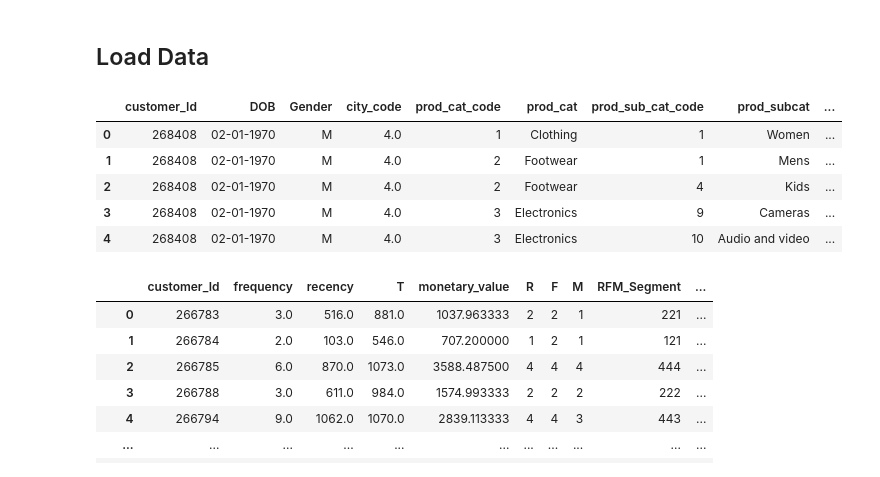
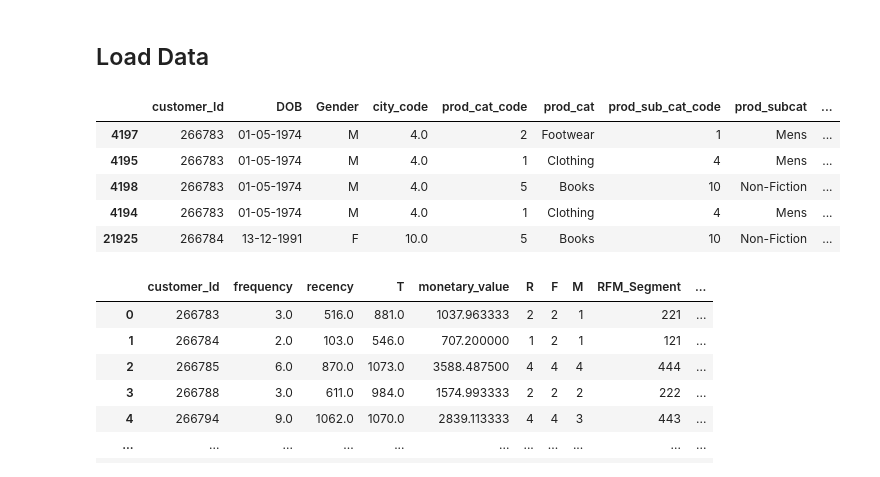
Before and after one commit to sawadogosalif/Retail-360, a Jupyter notebook: 04_Attrition_churn/01_ETL.ipynb, the cells around one changed output. Drawn from its saved outputs; the diff is of its cells as text; code cells hidden in the pictures.

```diff
--- a/04_Attrition_churn/01_ETL.ipynb
+++ b/04_Attrition_churn/01_ETL.ipynb
@@ -28,19 +29,20 @@ def calculate_life(start):
 # %%
 sales_df = pd.read_pickle('intermed/sales')
 sales_df['tran_date'] = pd.to_datetime(sales_df["tran_date"].str.replace('/','-'), format = '%d-%m-%Y')
+sales_df = sales_df.sort_values(by=['customer_Id','tran_date'])
 
 # supprimer des lignes avec des prix negatifs
 sales_df= sales_df[sales_df ['Qty'] >= 0]
 sales_df = sales_df[sales_df['total_amt'] > 0]
 
 sales_df.head()
 # %% [output]
 |  | customer_Id | DOB | Gender | city_code | prod_cat_code | prod_cat | prod_sub_cat_code | prod_subcat | ... |
-| 0 | 268408 | 02-01-1970 | M | 4.0 | 1 | Clothing | 1 | Women | ... |
-| 1 | 268408 | 02-01-1970 | M | 4.0 | 2 | Footwear | 1 | Mens | ... |
-| 2 | 268408 | 02-01-1970 | M | 4.0 | 2 | Footwear | 4 | Kids | ... |
-| 3 | 268408 | 02-01-1970 | M | 4.0 | 3 | Electronics | 9 | Cameras | ... |
-| 4 | 268408 | 02-01-1970 | M | 4.0 | 3 | Electronics | 10 | Audio and video | ... |
+| 4197 | 266783 | 01-05-1974 | M | 4.0 | 2 | Footwear | 1 | Mens | ... |
+| 4195 | 266783 | 01-05-1974 | M | 4.0 | 1 | Clothing | 4 | Mens | ... |
+| 4198 | 266783 | 01-05-1974 | M | 4.0 | 5 | Books | 10 | Non-Fiction | ... |
+| 4194 | 266783 | 01-05-1974 | M | 4.0 | 1 | Clothing | 4 | Mens | ... |
+| 21925 | 266784 | 13-12-1991 | F | 10.0 | 5 | Books | 10 | Non-Fiction | ... |
 # %%
 rfm = pd.read_pickle('intermed/rfm.sav')
 rfm
```
Also changed, not shown: parts of 17 cells of this notebook.
